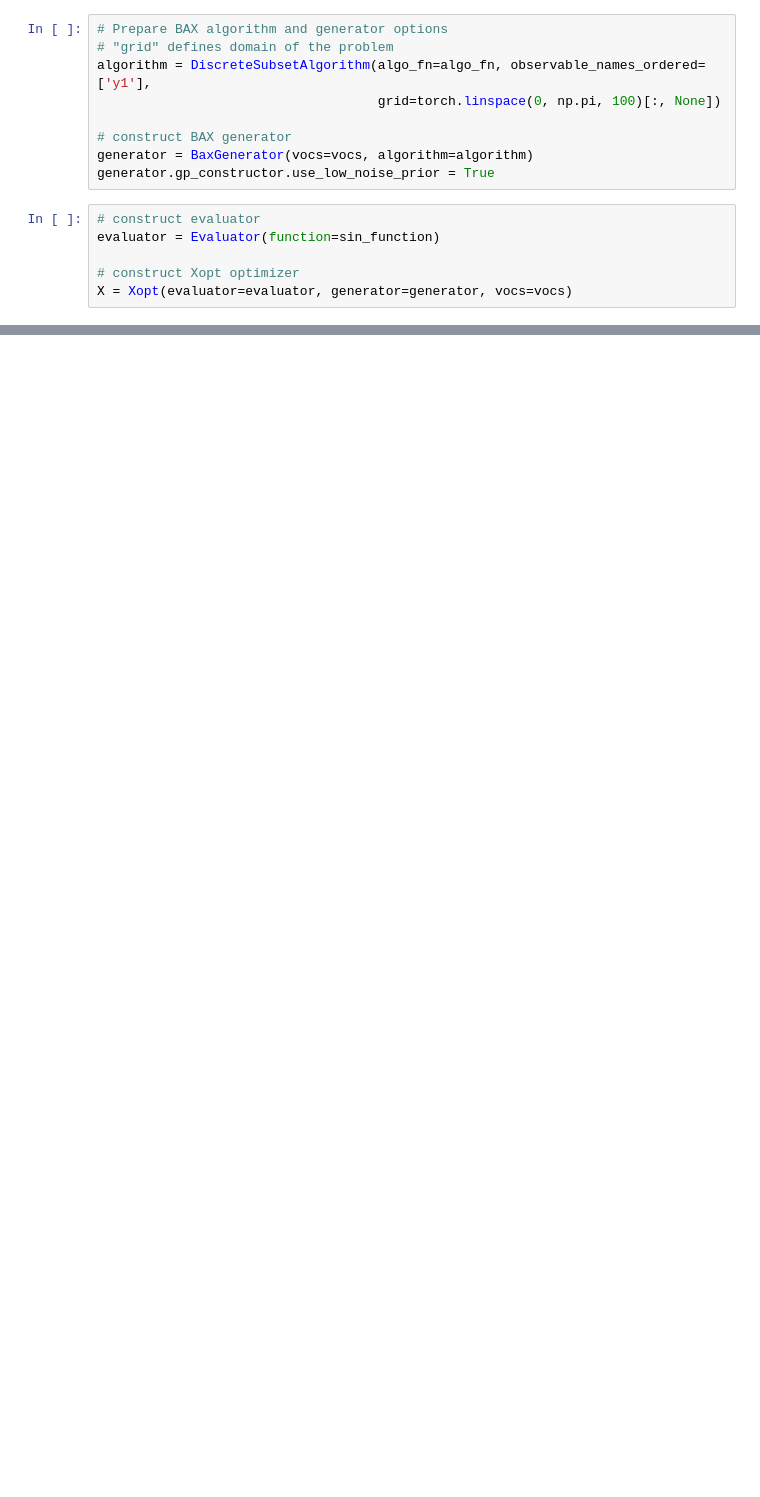
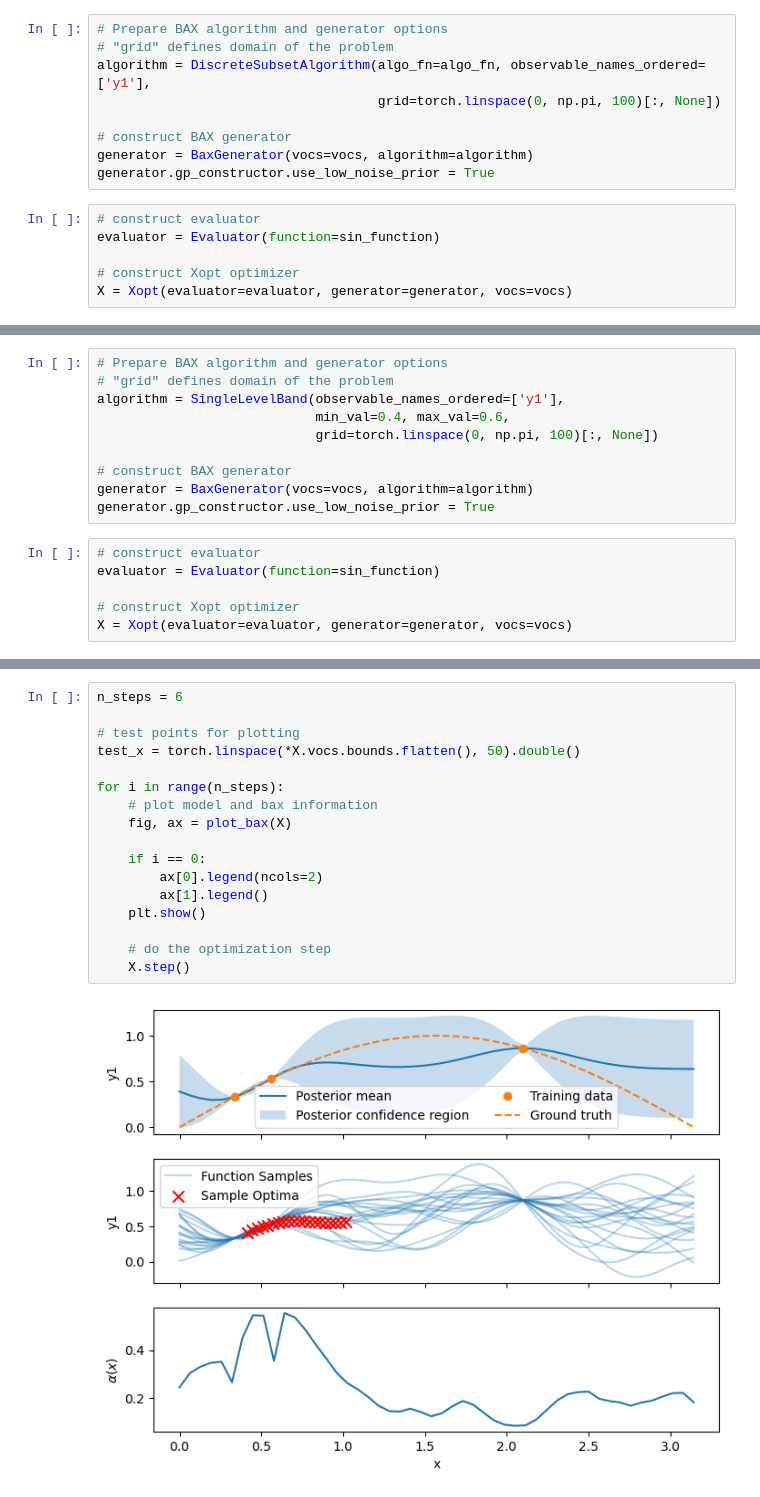
Before and after one commit to xopt-org/bax_algorithms, a Jupyter notebook: Example Function Subset Algorithm.ipynb, the cells around one changed output, grey strips where cells are left out. Saved outputs shown, nothing was run; the diff lists cells and outputs as text; blank space fills up the shorter version.

```diff
--- a/Example Function Subset Algorithm.ipynb
+++ b/Example Function Subset Algorithm.ipynb
@@ -173,0 +183,16 @@ for i in range(n_steps):
+# %%
+# Prepare BAX algorithm and generator options
+# "grid" defines domain of the problem
+algorithm = SingleLevelBand(observable_names_ordered=['y1'],
+                            min_val=0.4, max_val=0.6,
+                            grid=torch.linspace(0, np.pi, 100)[:, None])
+
+# construct BAX generator
+generator = BaxGenerator(vocs=vocs, algorithm=algorithm)
+generator.gp_constructor.use_low_noise_prior = True
+# %%
+# construct evaluator
+evaluator = Evaluator(function=sin_function)
+
+# construct Xopt optimizer
+X = Xopt(evaluator=evaluator, generator=generator, vocs=vocs)
@@ -173,0 +212,19 @@ for i in range(n_steps):
+# %%
+n_steps = 6
+
+# test points for plotting
+test_x = torch.linspace(*X.vocs.bounds.flatten(), 50).double()
+
+for i in range(n_steps):
+    # plot model and bax information
+    fig, ax = plot_bax(X)
+
+    if i == 0:
+        ax[0].legend(ncols=2)
+        ax[1].legend()
+    plt.show()
+
+    # do the optimization step
+    X.step()
+# %% [output]
+[figure, added]
```
Also changed, not shown: parts of 12 cells of this notebook.
